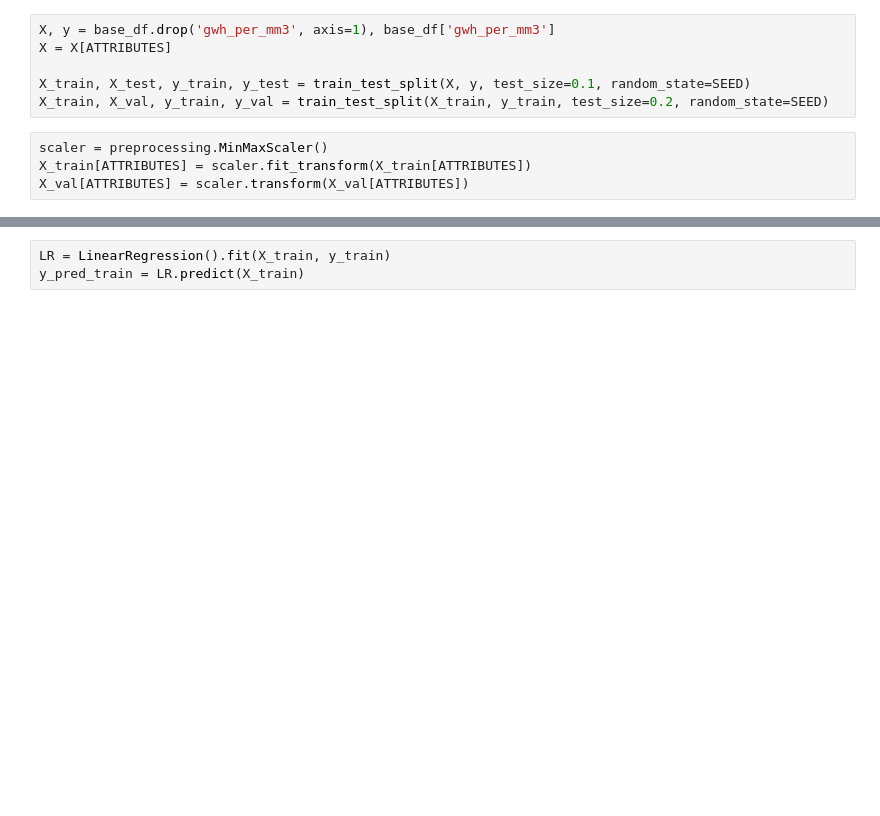
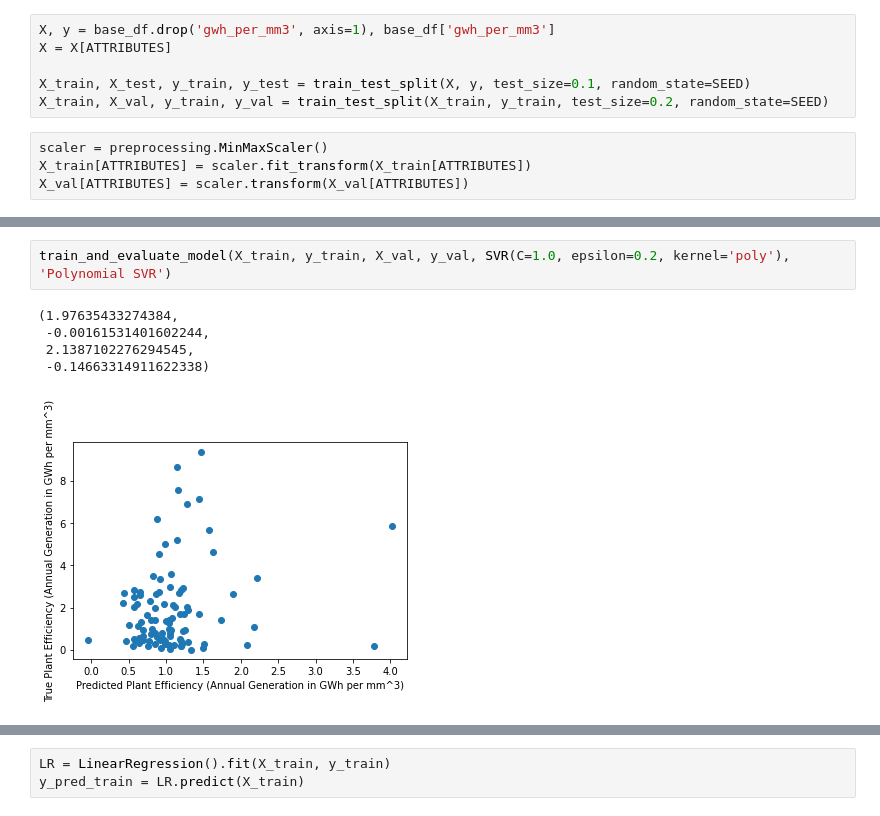
Before and after one commit to lyronctk/hydropower_cs229, a Jupyter notebook: src/baseline.ipynb, the cells around one changed output, grey strips where cells are left out. Cells and saved outputs as stored; diff of their text form; blank space fills up the shorter version.

```diff
--- a/src/baseline.ipynb
+++ b/src/baseline.ipynb
@@ -52,0 +80,8 @@ X_val[ATTRIBUTES] = scaler.transform(X_val[ATTRIBUTES])
+# %%
+train_and_evaluate_model(X_train, y_train, X_val, y_val, SVR(C=1.0, epsilon=0.2, kernel='poly'), 'Polynomial SVR')
+# %% [output]
+(1.97635433274384,
+ -0.00161531401602244,
+ 2.1387102276294545,
+ -0.14663314911622338)
+[figure, added]
```
Also changed, not shown: parts of 6 cells of this notebook, 3 other files.
